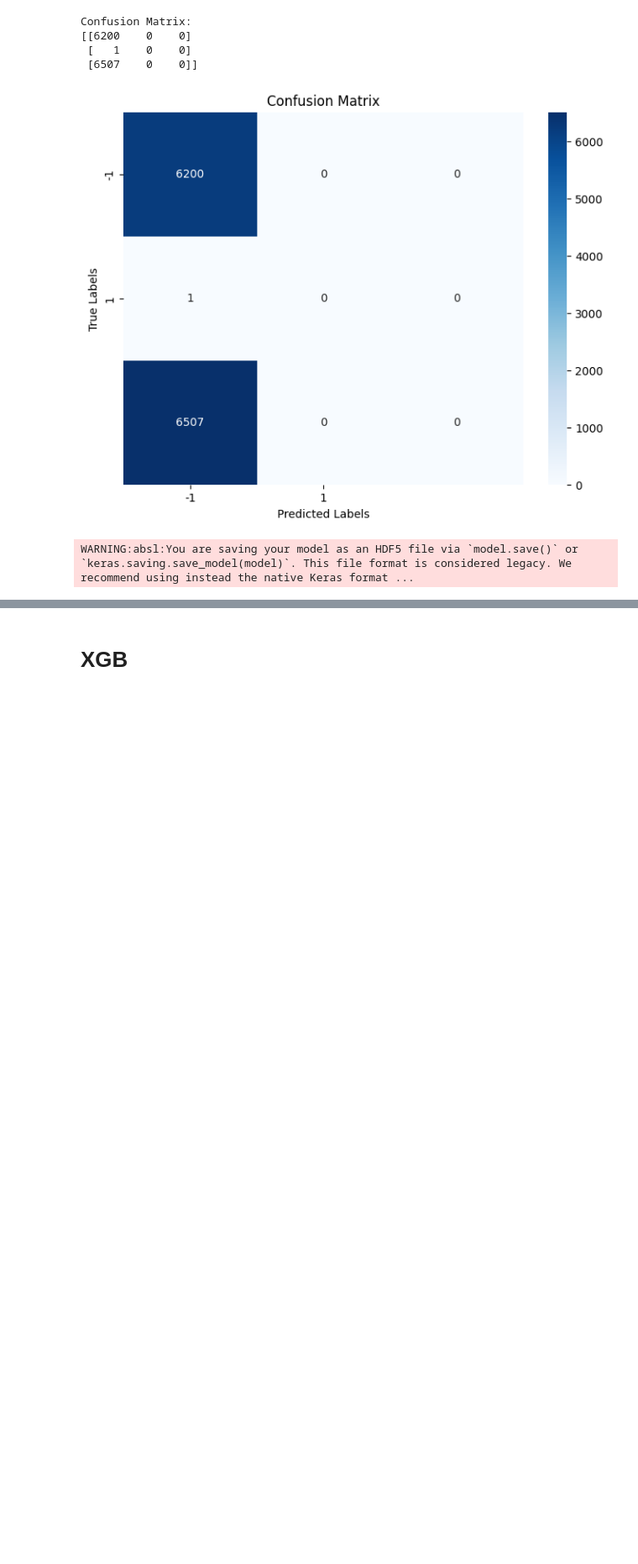
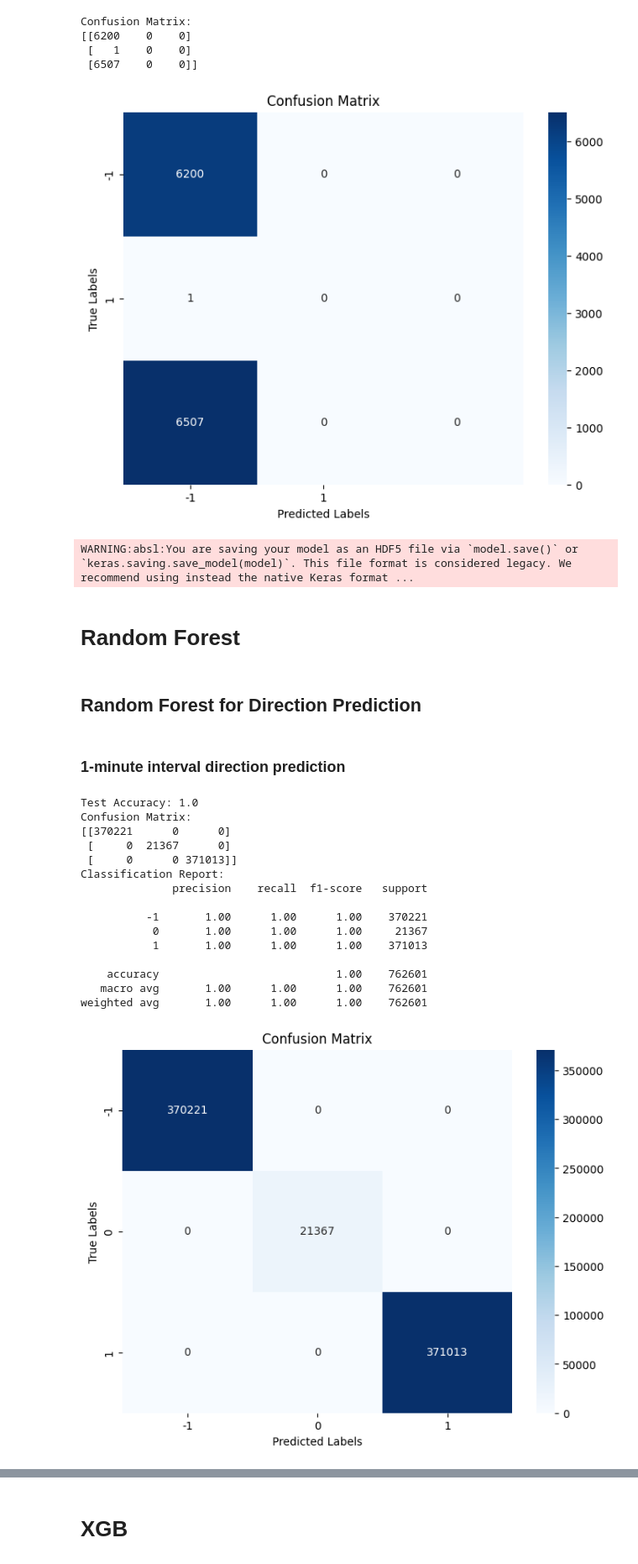
Before and after one commit to Jiazhou-Bi/BTC-Price-Prediction, a Jupyter notebook: scripts/06-model_data.ipynb, the cells around one changed output, grey strips where cells are left out. Shown at 84% size. Drawn from its saved outputs; the diff is of its cells as text; code cells hidden in the pictures; blank space fills up the shorter version.

```diff
--- a/scripts/06-model_data.ipynb
+++ b/scripts/06-model_data.ipynb
@@ -567,3 +542,65 @@ Confusion Matrix:
  [6507    0    0]]
 [figure]
 WARNING:absl:You are saving your model as an HDF5 file via `model.save()` or `keras.saving.save_model(model)`. This file format is considered legacy. We recommend using instead the native Keras format ...
+# %% [markdown]
+# Random Forest
+# %% [markdown]
+## Random Forest for Direction Prediction
+# %% [markdown]
+### 1-minute interval direction prediction
+# %%
+# Define features and target
+features = ['open_diff', 'high_diff', 'low_diff', 'close_diff', 'volume', 'was_missing']
+target = 'direction'
+X = df_1m[features]
+y = df_1m[target]
+
+# Normalize features
+scaler = MinMaxScaler()
+X_scaled = scaler.fit_transform(X)
+
+# Train-test split
+X_train, X_test, y_train, y_test = train_test_split(X_scaled, y, test_size=0.2, random_state=210)
+
+# Train a Random Forest classifier
+rf_model = RandomForestClassifier(n_estimators=100, max_depth=10, random_state=42, class_weight="balanced")
+rf_model.fit(X_train, y_train)
+
+# Evaluate the model
+y_pred = rf_model.predict(X_test)
+accuracy = rf_model.score(X_test, y_test)
+print(f"Test Accuracy: {accuracy}")
+
+# Confusion matrix
+cm = confusion_matrix(y_test, y_pred)
+print("Confusion Matrix:")
+print(cm)
+
+# Classification report
+print("Classification Report:")
+print(classification_report(y_test, y_pred, target_names=["-1", "0", "1"]))
+
+# Plot confusion matrix
+plt.figure(figsize=(8, 6))
+sns.heatmap(cm, annot=True, fmt='d', cmap='Blues', xticklabels=["-1", "0", "1"], yticklabels=["-1", "0", "1"])
+plt.title('Confusion Matrix')
+plt.xlabel('Predicted Labels')
+plt.ylabel('True Labels')
+plt.show()
+# %% [output]
+Test Accuracy: 1.0
+Confusion Matrix:
+[[370221      0      0]
+ [     0  21367      0]
+ [     0      0 371013]]
+Classification Report:
+              precision    recall  f1-score   support
+
+          -1       1.00      1.00      1.00    370221
+           0       1.00      1.00      1.00     21367
+           1       1.00      1.00      1.00    371013
+
+    accuracy                           1.00    762601
+   macro avg       1.00      1.00      1.00    762601
+weighted avg       1.00      1.00      1.00    762601
+[figure, added]
```
Also changed, not shown: parts of 14 cells of this notebook, 3 other files.
